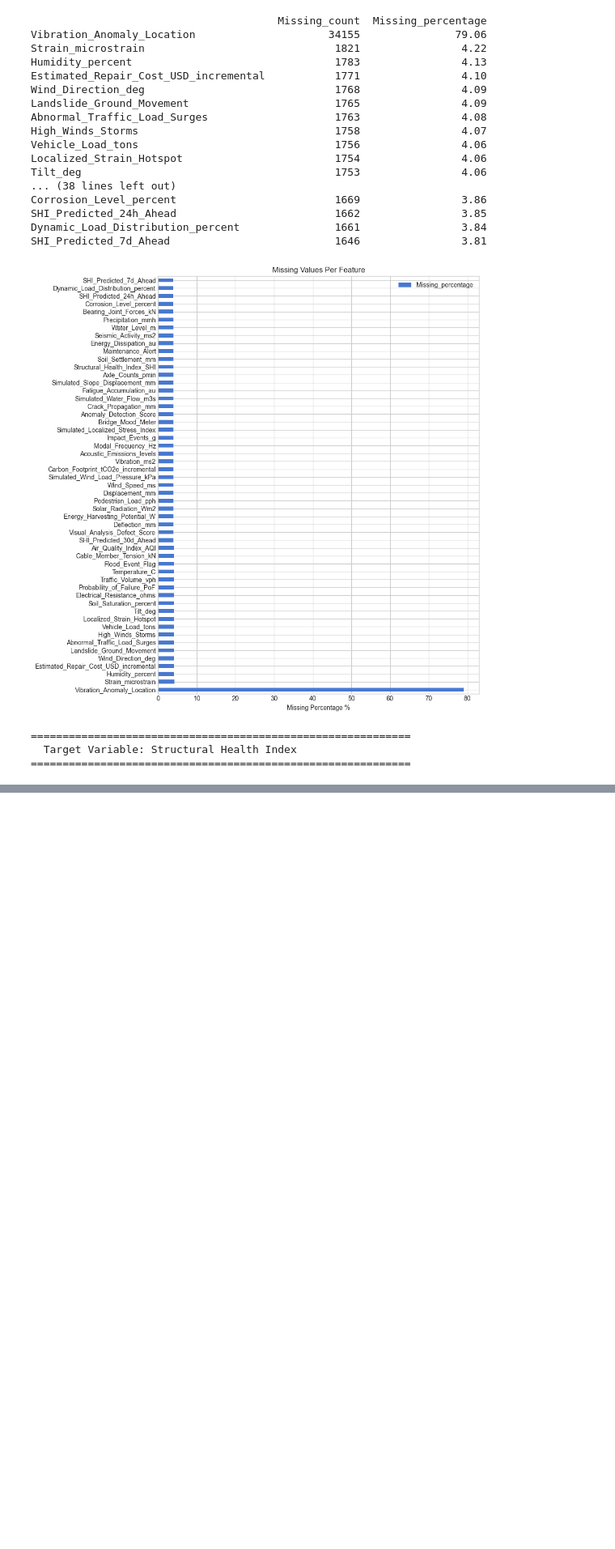
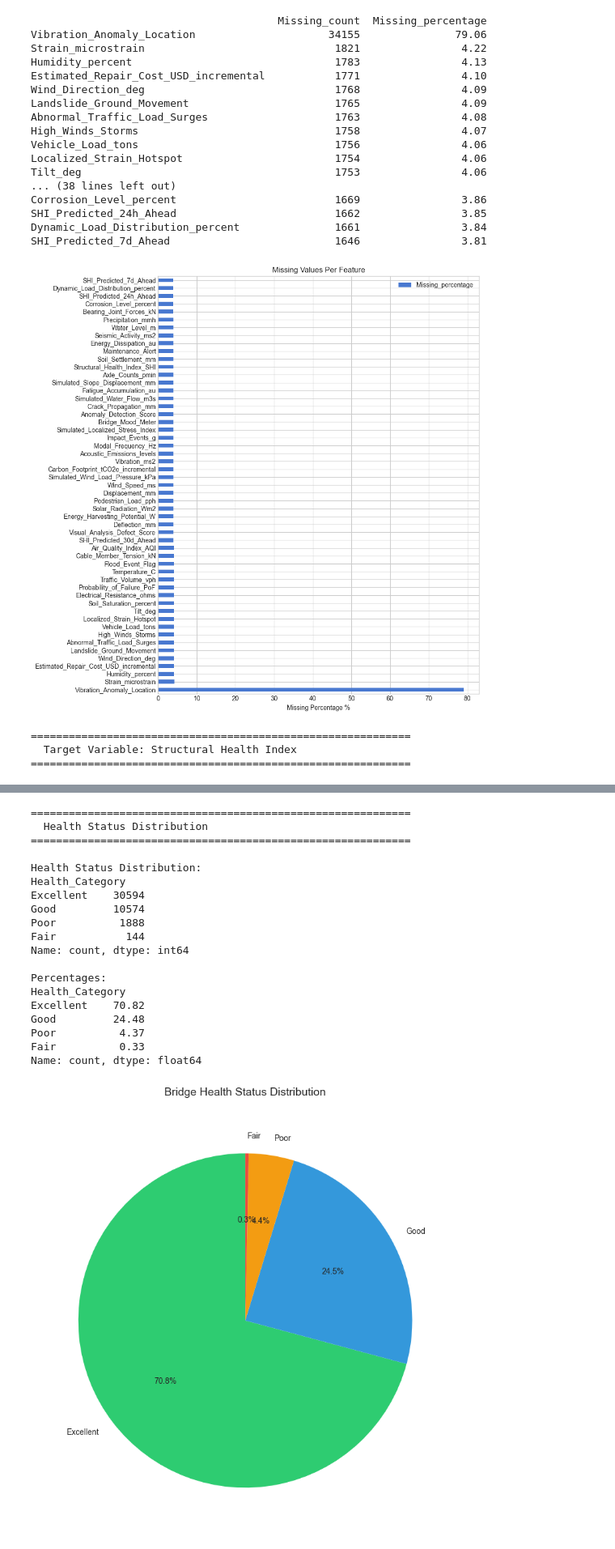
Before and after one commit to Mo7ammedAOS/bridge-health-monitoring, a Jupyter notebook: notebooks/01_eda.ipynb, the cells around one changed output, grey strips where cells are left out. Shown at 81% size. Saved outputs shown, nothing was run; the diff lists cells and outputs as text; code cells hidden in the pictures; blank space fills up the shorter version.

```diff
--- a/notebooks/01_eda.ipynb
+++ b/notebooks/01_eda.ipynb
@@ -197,0 +412,61 @@ SHI Statistics:
+# %%
+# ============================================
+# 8. HEALTH STATUS CATEGORIES
+# ============================================
+print_section("Health Status Distribution")
+
+# Define health categories based on SHI
+def categorize_health(shi):
+    if shi >= 0.8:
+        return 'Excellent'
+    elif shi >= 0.7:
+        return 'Good'
+    elif shi >= 0.6:
+        return 'Fair'
+    else:
+        return 'Poor'
+
+bridge_df['Health_Category'] = bridge_df[TARGET_COL].apply(categorize_health)
+
+# Count distribution
+health_counts = bridge_df['Health_Category'].value_counts()
+print("\nHealth Status Distribution:")
+print(health_counts)
+print(f"\nPercentages:")
+print((health_counts / len(bridge_df) * 100).round(2))
+
+# Pie chart
+fig, ax = plt.subplots(figsize=(8, 8))
+colors = ['#2ecc71', '#3498db', '#f39c12', '#e74c3c']
+ax.pie(
+    health_counts.values,
+    labels=health_counts.index,
+    autopct='%1.1f%%',
+    startangle=90,
+    colors=colors
+)
+ax.set_title('Bridge Health Status Distribution', fontsize=14, pad=20)
+plt.tight_layout()
+plt.savefig(os.path.join(OUTPUTS_DIR, 'eda_health_categories.png'), dpi=FIGURE_DPI)
+plt.show()
+# %% [output]
+============================================================
+  Health Status Distribution
+============================================================
+
+Health Status Distribution:
+Health_Category
+Excellent    30594
+Good         10574
+Poor          1888
+Fair           144
+Name: count, dtype: int64
+
+Percentages:
+Health_Category
+Excellent    70.82
+Good         24.48
+Poor          4.37
+Fair          0.33
+Name: count, dtype: float64
+[figure, added]
```
Also changed, not shown: parts of 6 cells of this notebook, 4 other files.
